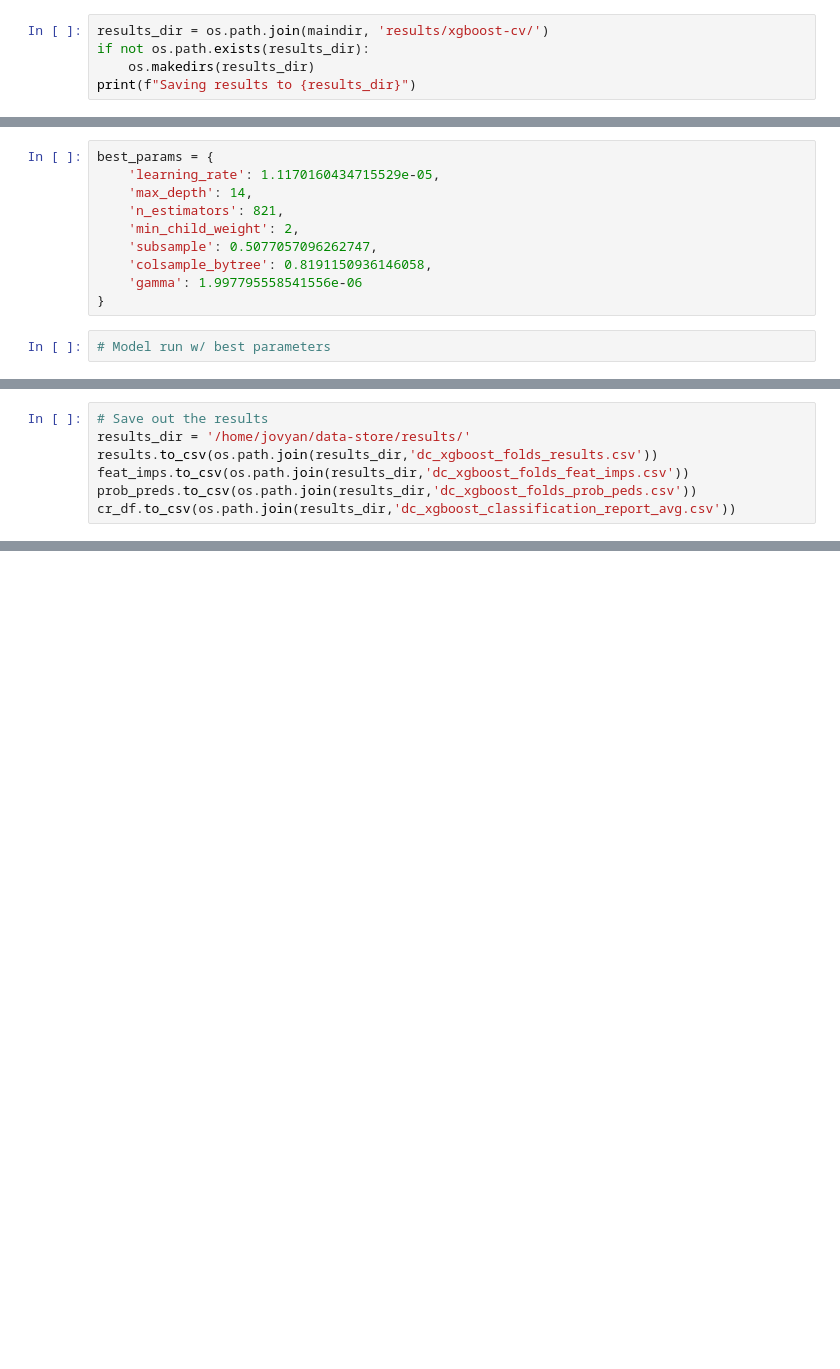
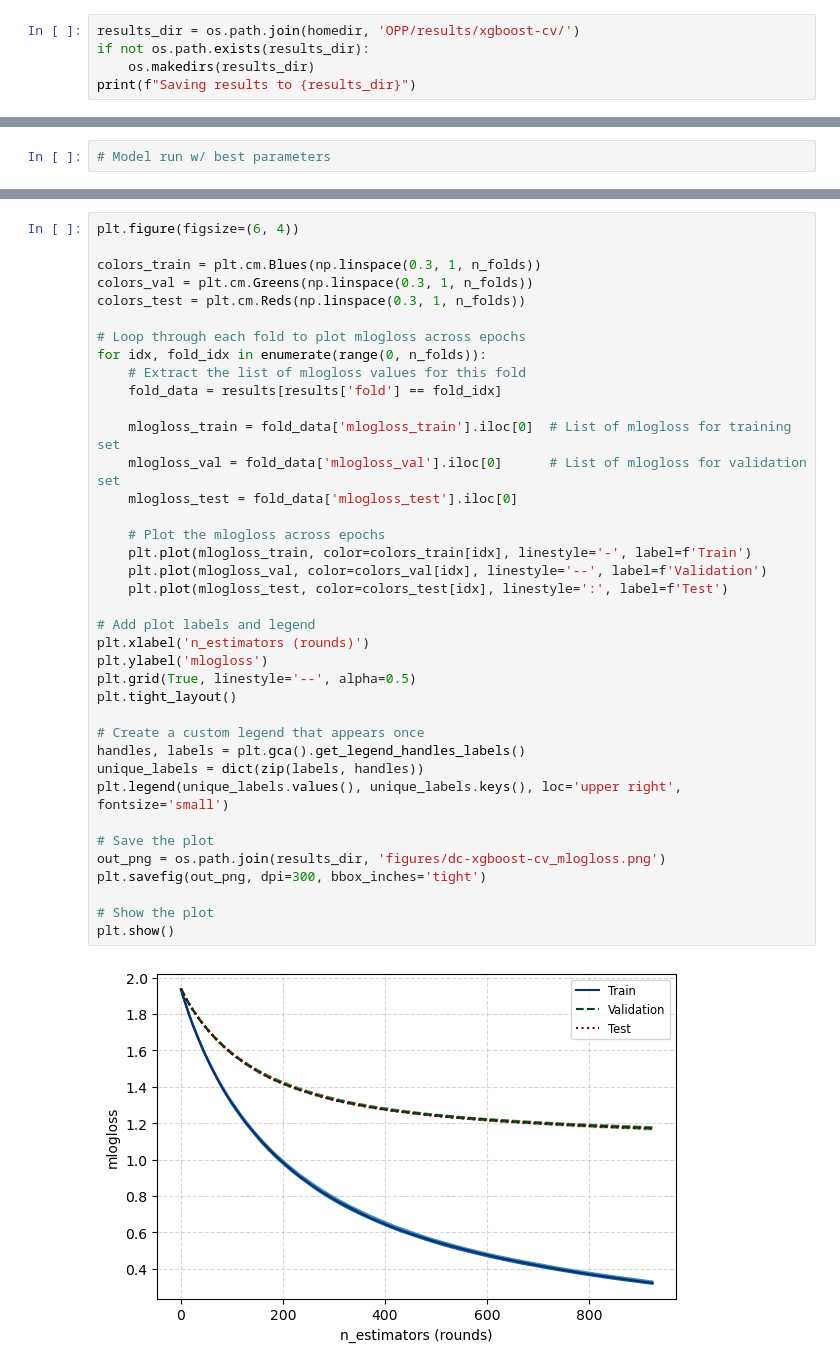
Before and after one commit to maxwellCcook/rooftop-mapping, a Jupyter notebook: code/11xgboost-DC_.ipynb, the cells around one changed output, grey strips where cells are left out. Saved outputs shown, nothing was run; the diff lists cells and outputs as text; blank space fills up the shorter version.

Commit message:
Updates to XGBoost for DC and Denver

```diff
--- a/code/11xgboost-DC_.ipynb
+++ b/code/11xgboost-DC_.ipynb
@@ -32,6 +33,6 @@ print("Imports successful!")
 Imports successful!
 # %%
-results_dir = os.path.join(maindir, 'results/xgboost-cv/')
+results_dir = os.path.join(homedir, 'OPP/results/xgboost-cv/')
 if not os.path.exists(results_dir):
     os.makedirs(results_dir)
 print(f"Saving results to {results_dir}")
@@ -241,12 +233,2 @@ best_params
-# %%
-best_params = {
-    'learning_rate': 1.1170160434715529e-05,
-    'max_depth': 14,
-    'n_estimators': 821,
-    'min_child_weight': 2,
-    'subsample': 0.5077057096262747,
-    'colsample_bytree': 0.8191150936146058,
-    'gamma': 1.997795558541556e-06
-}
 # %%
 # Model run w/ best parameters
@@ -460,7 +406,0 @@ cr_df
-# %%
-# Save out the results
-results_dir = '/home/jovyan/data-store/results/'
-results.to_csv(os.path.join(results_dir,'dc_xgboost_folds_results.csv'))
-feat_imps.to_csv(os.path.join(results_dir,'dc_xgboost_folds_feat_imps.csv'))
-prob_preds.to_csv(os.path.join(results_dir,'dc_xgboost_folds_prob_peds.csv'))
-cr_df.to_csv(os.path.join(results_dir,'dc_xgboost_classification_report_avg.csv'))
@@ -466,0 +418,40 @@ cr_df.to_csv(os.path.join(results_dir,'dc_xgboost_classification_report_avg.csv'
+# %%
+plt.figure(figsize=(6, 4))
+
+colors_train = plt.cm.Blues(np.linspace(0.3, 1, n_folds))
+colors_val = plt.cm.Greens(np.linspace(0.3, 1, n_folds))
+colors_test = plt.cm.Reds(np.linspace(0.3, 1, n_folds))
+
+# Loop through each fold to plot mlogloss across epochs
+for idx, fold_idx in enumerate(range(0, n_folds)):
+    # Extract the list of mlogloss values for this fold
+    fold_data = results[results['fold'] == fold_idx]
+
+    mlogloss_train = fold_data['mlogloss_train'].iloc[0]  # List of mlogloss for training set
+    mlogloss_val = fold_data['mlogloss_val'].iloc[0]      # List of mlogloss for validation set
+    mlogloss_test = fold_data['mlogloss_test'].iloc[0]
+
+    # Plot the mlogloss across epochs
+    plt.plot(mlogloss_train, color=colors_train[idx], linestyle='-', label=f'Train')
+    plt.plot(mlogloss_val, color=colors_val[idx], linestyle='--', label=f'Validation')
+    plt.plot(mlogloss_test, color=colors_test[idx], linestyle=':', label=f'Test')
+
+# Add plot labels and legend
+plt.xlabel('n_estimators (rounds)')
+plt.ylabel('mlogloss')
+plt.grid(True, linestyle='--', alpha=0.5)
+plt.tight_layout()
+
+# Create a custom legend that appears once
+handles, labels = plt.gca().get_legend_handles_labels()
+unique_labels = dict(zip(labels, handles))
+plt.legend(unique_labels.values(), unique_labels.keys(), loc='upper right', fontsize='small')
+
+# Save the plot
+out_png = os.path.join(results_dir, 'figures/dc-xgboost-cv_mlogloss.png')
+plt.savefig(out_png, dpi=300, bbox_inches='tight')
+
+# Show the plot
+plt.show()
+# %% [output]
+[figure, added]
```
Also changed, not shown: parts of 41 cells of this notebook, 1 other file.
